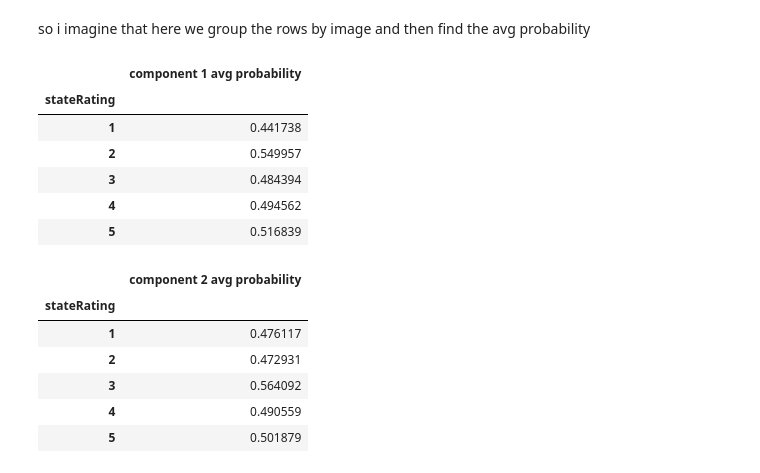
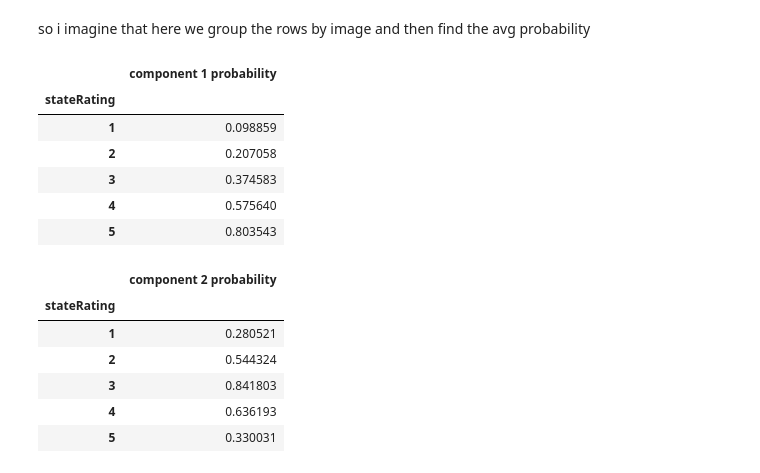
Before and after one commit to BCMarquez/RSA-NN, a Jupyter notebook: irony/irony/Experiment 1.ipynb, the cells around one changed output. Saved outputs shown, nothing was run; the diff lists cells and outputs as text; code cells hidden in the pictures.

Commit message:
average per state valence reproduced

```diff
--- a/irony/irony/Experiment 1.ipynb
+++ b/irony/irony/Experiment 1.ipynb
@@ -99,13 +99,12 @@ We then used the cumulative distribution function to convert the standardized sc
 # %%
 def cdf(data):
     n = len(data)
-    sorted_indices = np.argsort(data) # sort your data
-    x = np.array(data)[sorted_indices]
+    x = np.sort(data) # sort your data
     y = np.arange(1, n + 1) / n # calculate cumulative probability
-    return x, y, sorted_indices
+    return x, y
 # %%
-x0,y0,indices0 = cdf(affect_observ[:,0])
-x1,y1,indices1 = cdf(affect_observ[:,1])
+x0,y0 = cdf(affect_observ[:,0])
+x1,y1 = cdf(affect_observ[:,1])
 
 fig = plt.figure(figsize=(10, 8))
 ax1 = fig.add_subplot(211)
@@ -129,33 +128,33 @@ By calculating the average probabilities of positive valence and high arousal gi
 # %% [markdown]
 so i imagine that here we group the rows by image and then find the avg probability
 # %%
-ids = np.array(df["stateRating"])[indices0]
-
-d = {'stateRating': ids, 'component 1 avg probability': y0}
+cdfs1 = [y0[np.where(x0 == val)[0][0]] for val in affect_observ[:,0]]
+ids = np.array(df["stateRating"])
+d = {'stateRating': ids, 'component 1 probability': cdfs1}
 df = pd.DataFrame(data=d)
 df.groupby('stateRating').mean()
 # %% [output]
-|  | component 1 avg probability |
+|  | component 1 probability |
 | stateRating |  |
-| 1 | 0.441738 |
-| 2 | 0.549957 |
-| 3 | 0.484394 |
-| 4 | 0.494562 |
-| 5 | 0.516839 |
+| 1 | 0.098859 |
+| 2 | 0.207058 |
+| 3 | 0.374583 |
+| 4 | 0.575640 |
+| 5 | 0.803543 |
 # %%
-ids = np.array(df["stateRating"])[indices1]
-
-d = {'stateRating': ids, 'component 2 avg probability': y1}
+cdfs2 = [y1[np.where(x1 == val)[0][0]] for val in affect_observ[:,1]]
+ids = np.array(df["stateRating"])
+d = {'stateRating': ids, 'component 2 probability': cdfs2}
 df = pd.DataFrame(data=d)
 df.groupby('stateRating').mean()
 # %% [output]
-|  | component 2 avg probability |
+|  | component 2 probability |
 | stateRating |  |
-| 1 | 0.476117 |
-| 2 | 0.472931 |
-| 3 | 0.564092 |
-| 4 | 0.490559 |
-| 5 | 0.501879 |
+| 1 | 0.280521 |
+| 2 | 0.544324 |
+| 3 | 0.841803 |
+| 4 | 0.636193 |
+| 5 | 0.330031 |
 # %%
 # I accidently confused affect with state when trying to calculate priors.
 # However this code is pretty neat so I'm going to keep it in case I need it later
```
